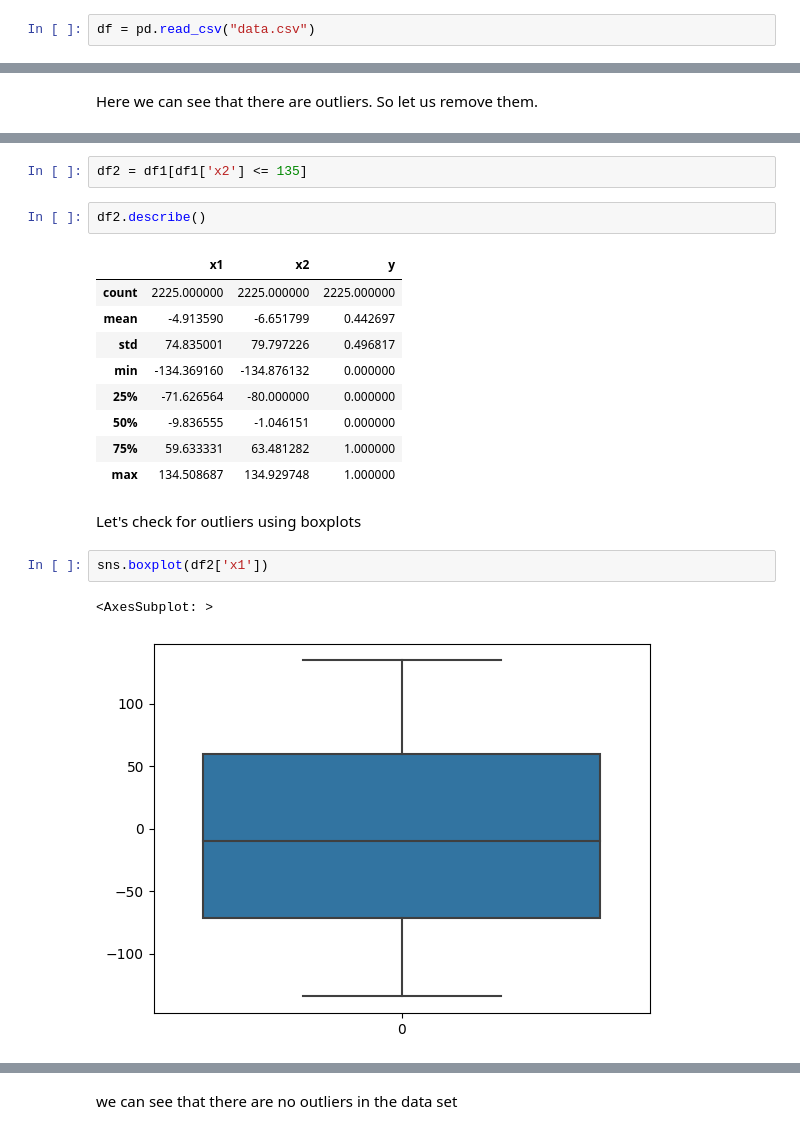
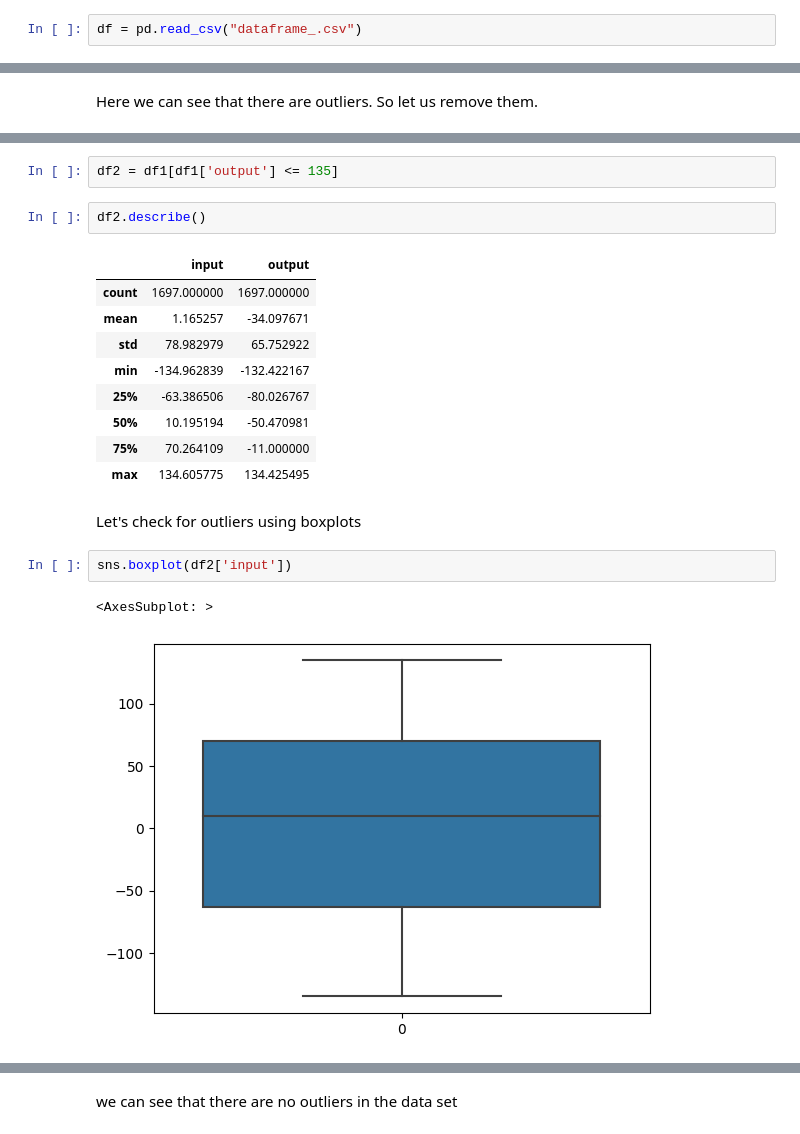
Before and after one commit to Sakshi27m/Innomatics-Data-Science-Hackathon, a Jupyter notebook: sakshi.ipynb, the cells around one changed output, grey strips where cells are left out. Saved outputs shown, nothing was run; the diff lists cells and outputs as text.

```diff
--- a/sakshi.ipynb
+++ b/sakshi.ipynb
@@ -8,7 +8,7 @@ import seaborn as sns
 # %% [markdown]
 # Importing the dataset
 # %%
-df = pd.read_csv("data.csv")
+df = pd.read_csv("dataframe_.csv")
 # %%
 df.shape
 # %% [output]
@@ -81,22 +79,22 @@ df1['x2'].quantile(0.999)
 # %%
-df2 = df1[df1['x2'] <= 135]
+df2 = df1[df1['output'] <= 135]
 # %%
 df2.describe()
 # %% [output]
-|  | x1 | x2 | y |
-| count | 2225.000000 | 2225.000000 | 2225.000000 |
-| mean | -4.913590 | -6.651799 | 0.442697 |
-| std | 74.835001 | 79.797226 | 0.496817 |
-| min | -134.369160 | -134.876132 | 0.000000 |
-| 25% | -71.626564 | -80.000000 | 0.000000 |
-| 50% | -9.836555 | -1.046151 | 0.000000 |
-| 75% | 59.633331 | 63.481282 | 1.000000 |
-| max | 134.508687 | 134.929748 | 1.000000 |
+|  | input | output |
+| count | 1697.000000 | 1697.000000 |
+| mean | 1.165257 | -34.097671 |
+| std | 78.982979 | 65.752922 |
+| min | -134.962839 | -132.422167 |
+| 25% | -63.386506 | -80.026767 |
+| 50% | 10.195194 | -50.470981 |
+| 75% | 70.264109 | -11.000000 |
+| max | 134.605775 | 134.425495 |
 # %% [markdown]
 Let's check for outliers using boxplots
 # %%
-sns.boxplot(df2['x1'])
+sns.boxplot(df2['input'])
 # %% [output]
 <AxesSubplot: >
-[figure, old version]
+[figure, new version]
 # %%
```
Also changed, not shown: parts of 15 cells of this notebook.
